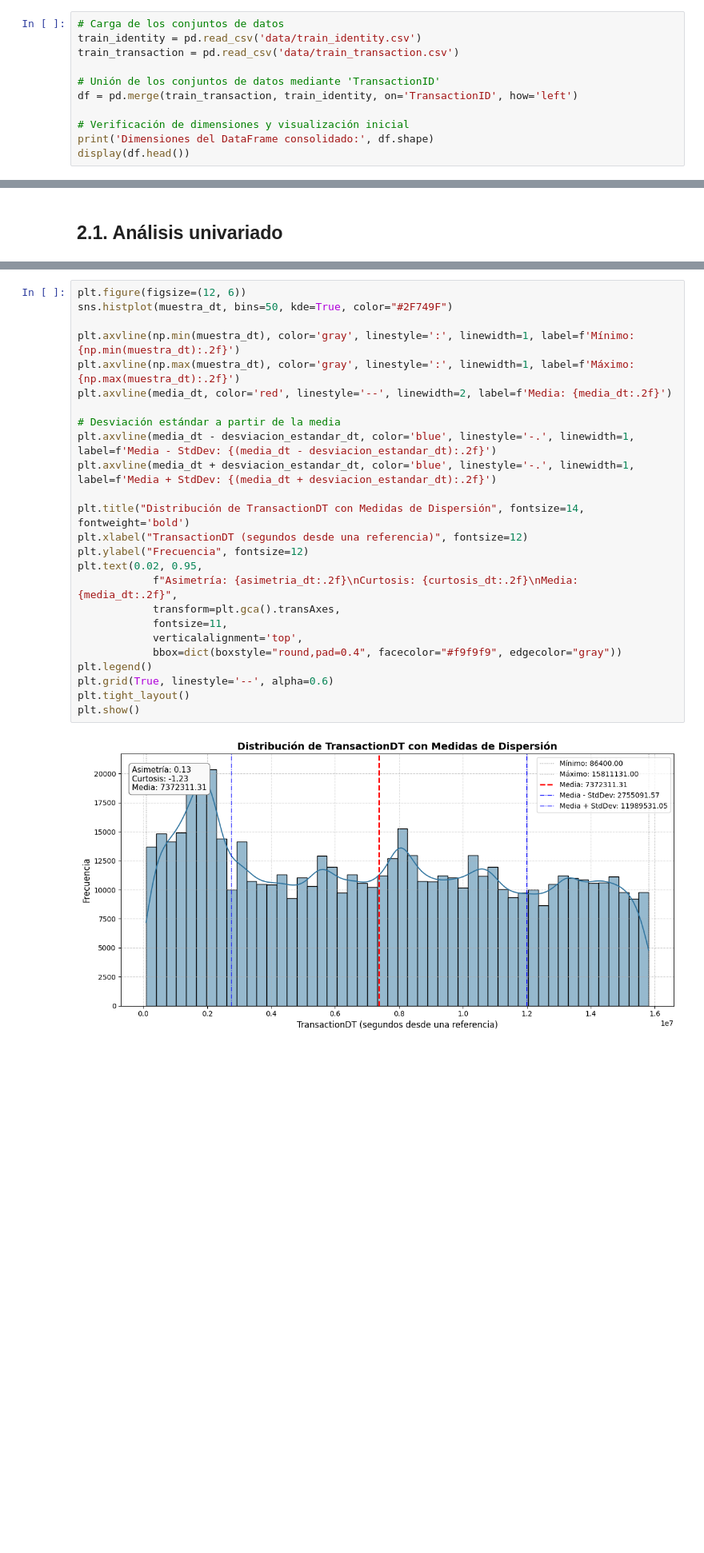
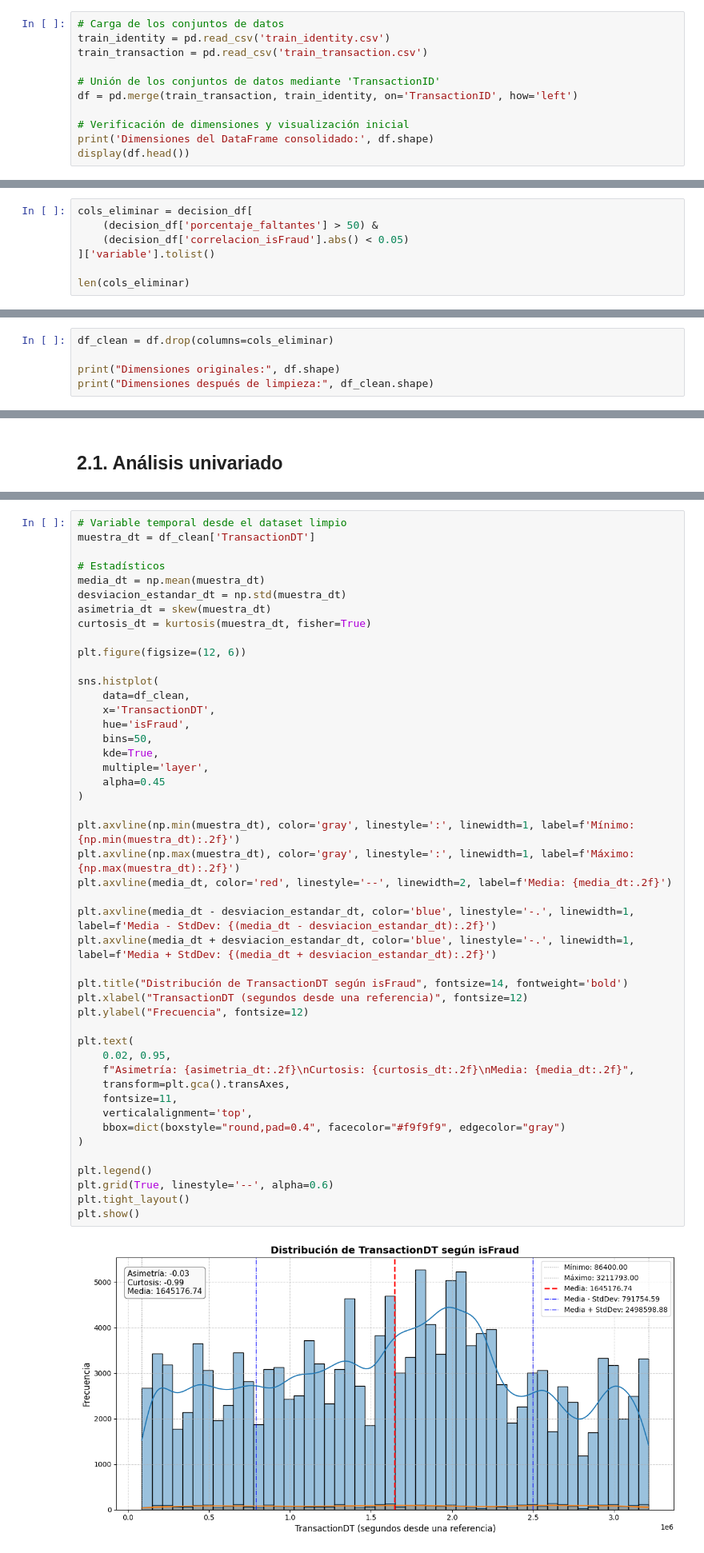
Before and after one commit to mpaula1404/FCD_MariaPaula_MosqueraAlvarez, a Jupyter notebook: proyecto_aula/py_Juan_Mosquera_Maria_Mosquera_01_fraud_detection.ipynb, the cells around one changed output, grey strips where cells are left out. Shown at 80% size. Saved outputs shown, nothing was run; the diff lists cells and outputs as text; blank space fills up the shorter version.

```diff
--- a/proyecto_aula/py_Juan_Mosquera_Maria_Mosquera_01_fraud_detection.ipynb
+++ b/proyecto_aula/py_Juan_Mosquera_Maria_Mosquera_01_fraud_detection.ipynb
@@ -42,8 +38,8 @@ import warnings
 warnings.filterwarnings('ignore')
 # %%
 # Carga de los conjuntos de datos
-train_identity = pd.read_csv('data/train_identity.csv')
-train_transaction = pd.read_csv('data/train_transaction.csv')
+train_identity = pd.read_csv('train_identity.csv')
+train_transaction = pd.read_csv('train_transaction.csv')
 
 # Unión de los conjuntos de datos mediante 'TransactionID'
 df = pd.merge(train_transaction, train_identity, on='TransactionID', how='left')
@@ -99,0 +278,7 @@ Variables C: 14 | D: 17 | M: 9 | V: 339
+# %%
+cols_eliminar = decision_df[
+    (decision_df['porcentaje_faltantes'] > 50) &
+    (decision_df['correlacion_isFraud'].abs() < 0.05)
+]['variable'].tolist()
+
+len(cols_eliminar)
@@ -99,0 +289,5 @@ Variables C: 14 | D: 17 | M: 9 | V: 339
+# %%
+df_clean = df.drop(columns=cols_eliminar)
+
+print("Dimensiones originales:", df.shape)
+print("Dimensiones después de limpieza:", df_clean.shape)
@@ -159,27 +681,48 @@ Curtosis de TransactionDT: -1.23
 # %%
+# Variable temporal desde el dataset limpio
+muestra_dt = df_clean['TransactionDT']
+
+# Estadísticos
+media_dt = np.mean(muestra_dt)
+desviacion_estandar_dt = np.std(muestra_dt)
+asimetria_dt = skew(muestra_dt)
+curtosis_dt = kurtosis(muestra_dt, fisher=True)
+
 plt.figure(figsize=(12, 6))
-sns.histplot(muestra_dt, bins=50, kde=True, color="#2F749F")
+
+sns.histplot(
+    data=df_clean,
+    x='TransactionDT',
+    hue='isFraud',
+    bins=50,
+    kde=True,
+    multiple='layer',
+    alpha=0.45
+)
 
 plt.axvline(np.min(muestra_dt), color='gray', linestyle=':', linewidth=1, label=f'Mínimo: {np.min(muestra_dt):.2f}')
 plt.axvline(np.max(muestra_dt), color='gray', linestyle=':', linewidth=1, label=f'Máximo: {np.max(muestra_dt):.2f}')
 plt.axvline(media_dt, color='red', linestyle='--', linewidth=2, label=f'Media: {media_dt:.2f}')
 
-# Desviación estándar a partir de la media
 plt.axvline(media_dt - desviacion_estandar_dt, color='blue', linestyle='-.', linewidth=1, label=f'Media - StdDev: {(media_dt - desviacion_estandar_dt):.2f}')
 plt.axvline(media_dt + desviacion_estandar_dt, color='blue', linestyle='-.', linewidth=1, label=f'Media + StdDev: {(media_dt + desviacion_estandar_dt):.2f}')
 
-plt.title("Distribución de TransactionDT con Medidas de Dispersión", fontsize=14, fontweight='bold')
+plt.title("Distribución de TransactionDT según isFraud", fontsize=14, fontweight='bold')
 plt.xlabel("TransactionDT (segundos desde una referencia)", fontsize=12)
 plt.ylabel("Frecuencia", fontsize=12)
-plt.text(0.02, 0.95,
-            f"Asimetría: {asimetria_dt:.2f}\nCurtosis: {curtosis_dt:.2f}\nMedia: {media_dt:.2f}",
-            transform=plt.gca().transAxes,
-            fontsize=11,
-            verticalalignment='top',
-            bbox=dict(boxstyle="round,pad=0.4", facecolor="#f9f9f9", edgecolor="gray"))
+
+plt.text(
+    0.02, 0.95,
+    f"Asimetría: {asimetria_dt:.2f}\nCurtosis: {curtosis_dt:.2f}\nMedia: {media_dt:.2f}",
+    transform=plt.gca().transAxes,
+    fontsize=11,
+    verticalalignment='top',
+    bbox=dict(boxstyle="round,pad=0.4", facecolor="#f9f9f9", edgecolor="gray")
+)
+
 plt.legend()
 plt.grid(True, linestyle='--', alpha=0.6)
 plt.tight_layout()
 plt.show()
 # %% [output]
-[figure, old version]
+[figure, new version]
```
Also changed, not shown: parts of 66 cells of this notebook.
